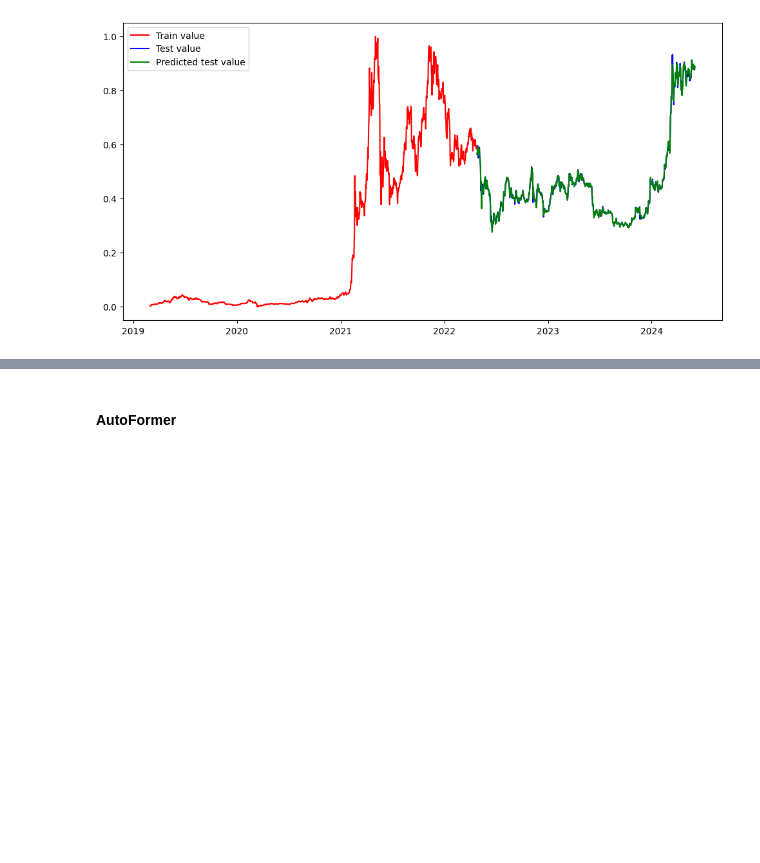
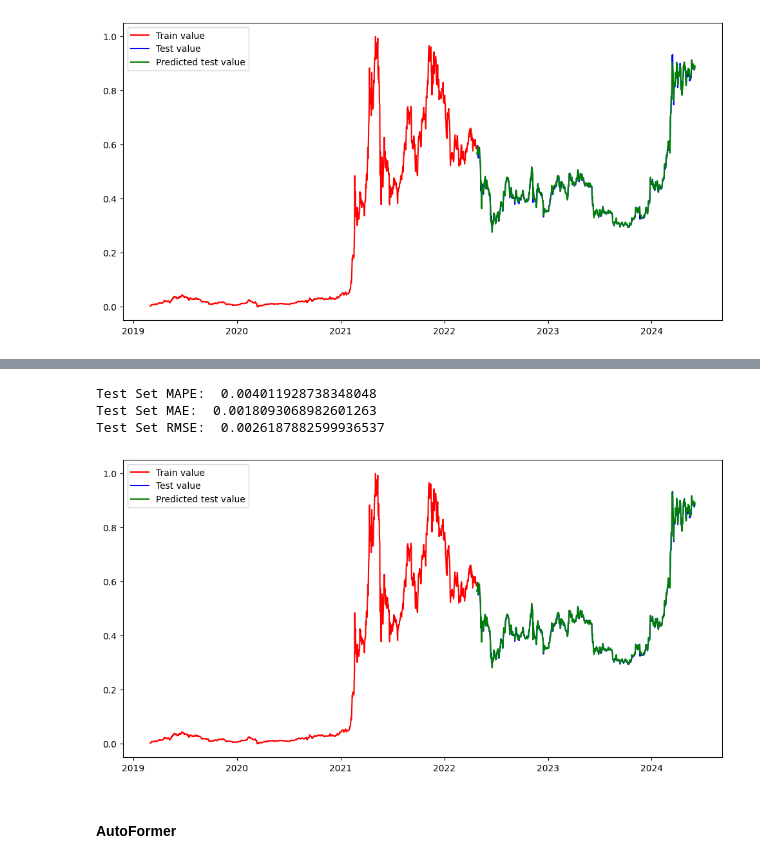
Before and after one commit to vmhoang1703/IS403-Project-Group13, a Jupyter notebook: Binance/BNB(64).ipynb, the cells around one changed output, grey strips where cells are left out. Saved outputs shown, nothing was run; the diff lists cells and outputs as text; code cells hidden in the pictures; blank space fills up the shorter version.

Commit message:
copmleted prediction on train/test set with RNN model

```diff
--- a/Binance/BNB(64).ipynb
+++ b/Binance/BNB(64).ipynb
@@ -407,0 +418,19 @@ plt.show()
+# %%
+def build_RNN_model(input_shape, output_size, neurons=20, activ_func='linear',
+                     dropout=0.25, loss='mae', optimizer='adam'):
+    model = Sequential()
+    model.add(SimpleRNN(50, activation='relu', input_shape=input_shape))
+    model.add(Dense(units=output_size))
+    model.add(Activation(activ_func))
+    model.compile(optimizer='adam', loss='mse')
+
+    model.compile(loss =loss, optimizer=optimizer)
+    return model
+# %%
+model_RNN = build_RNN_model((X_train_RNN.shape[1],X_train_RNN.shape[2]), output_size=1, neurons=lstm_neurons, dropout=dropout, loss=loss,
+    optimizer=optimizer)
+# %%
+history = model_RNN.fit(
+    X_train_RNN, y_train_RNN, epochs=epochs, batch_size=batch_size, verbose=0, shuffle=True)
+# %%
+test_predict_RNN = model_RNN.predict(X_test_RNN)
@@ -408,2 +439,23 @@ plt.show()
+# %%
+mape_test_RNN = mean_absolute_percentage_error(y_test_RNN, test_predict_RNN)
+mae_test_RNN = mean_absolute_error(y_test_RNN, test_predict_RNN)
+rmse_test_RNN = root_mean_squared_error(y_test_RNN, test_predict_RNN)
+
+print("Test Set MAPE: ", mape_test_RNN)
+print("Test Set MAE: ", mae_test_RNN)
+print("Test Set RMSE: ", rmse_test_RNN)
+# %% [output]
+Test Set MAPE:  0.004011928738348048
+Test Set MAE:  0.0018093068982601263
+Test Set RMSE:  0.0026187882599936537
+# %%
+plt.figure(figsize=(12, 6))
+plt.plot(pd.DataFrame(y_train).index.to_list(),pd.DataFrame(y_train),color='red',label='Train value')
+plt.plot(pd.DataFrame(y_test).index.to_list(), pd.DataFrame(y_test), color='blue', label='Test value')
+plt.plot(pd.DataFrame(y_test).index.to_list(), pd.DataFrame(test_predict_RNN), color='g', label='Predicted test value')
+plt.legend()
+plt.show()
+# %% [output]
+[figure, added]
 # %% [markdown]
 #### AutoFormer
```
Also changed, not shown: parts of 8 cells of this notebook.
